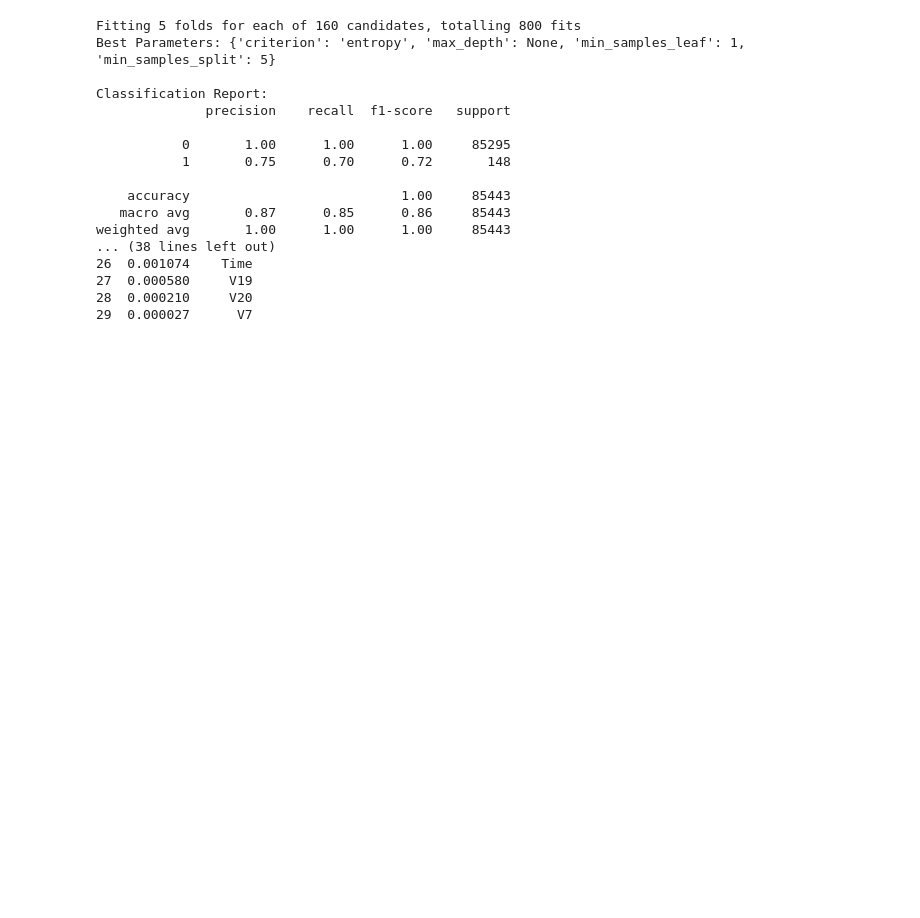
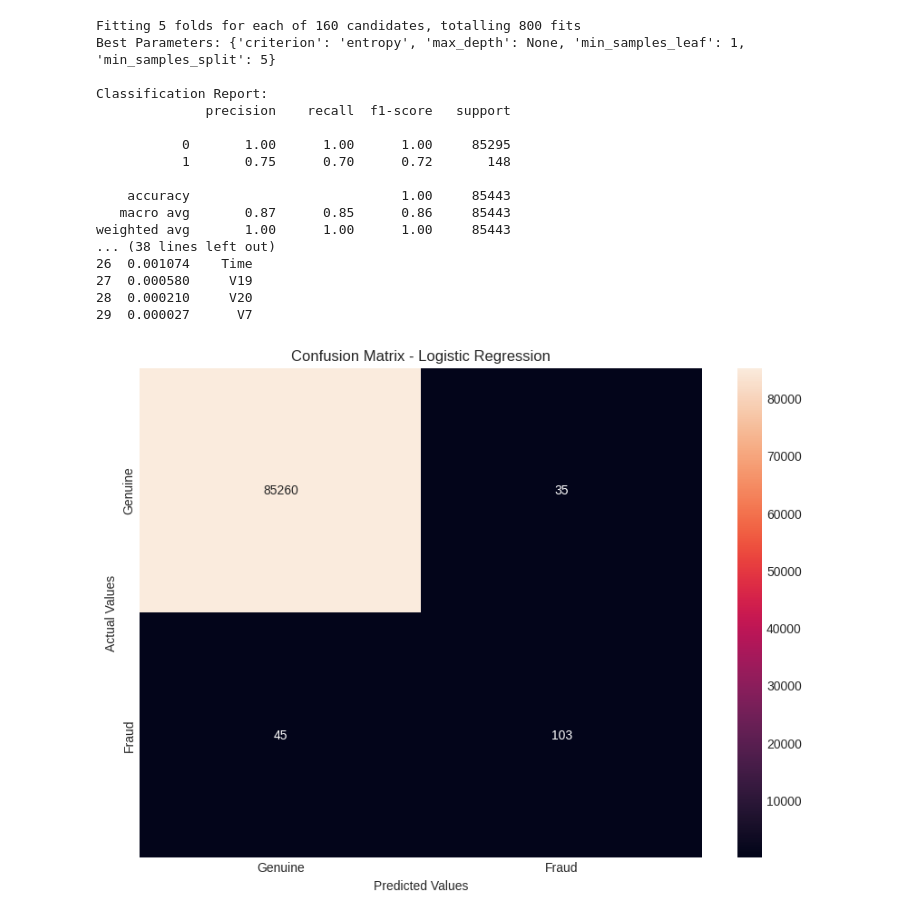
Before and after one commit to arjnmj/ML-Fraud-Detection, a Jupyter notebook: dtclassifier.ipynb, the cells around one changed output. Cells and saved outputs as stored; diff of their text form; code cells hidden in the pictures; blank space fills up the shorter version.

```diff
--- a/dtclassifier.ipynb
+++ b/dtclassifier.ipynb
@@ -118,3 +118,22 @@ weighted avg       1.00      1.00      1.00     85443
 27  0.000580     V19
 28  0.000210     V20
 29  0.000027      V7
+# %%
+import matplotlib.pyplot as plt
+import seaborn as sns
+from sklearn.metrics import roc_curve, auc, precision_recall_curve, average_precision_score
+
+
+confusion_matrix_rf = confusion_matrix(y_test, y_pred)
+# Visualization
+plt.figure(figsize=(10,7))
+ax = plt.subplot()
+sns.heatmap(confusion_matrix_rf, annot=True, fmt='g', ax = ax)
+ax.set_xlabel('Predicted Values')
+ax.set_ylabel('Actual Values')
+ax.set_title('Confusion Matrix - Logistic Regression')
+ax.xaxis.set_ticklabels(['Genuine','Fraud'])
+ax.yaxis.set_ticklabels(['Genuine','Fraud'])
+plt.show()
+# %% [output]
+[figure, added]
```
Also changed, not shown: parts of 3 cells of this notebook.
